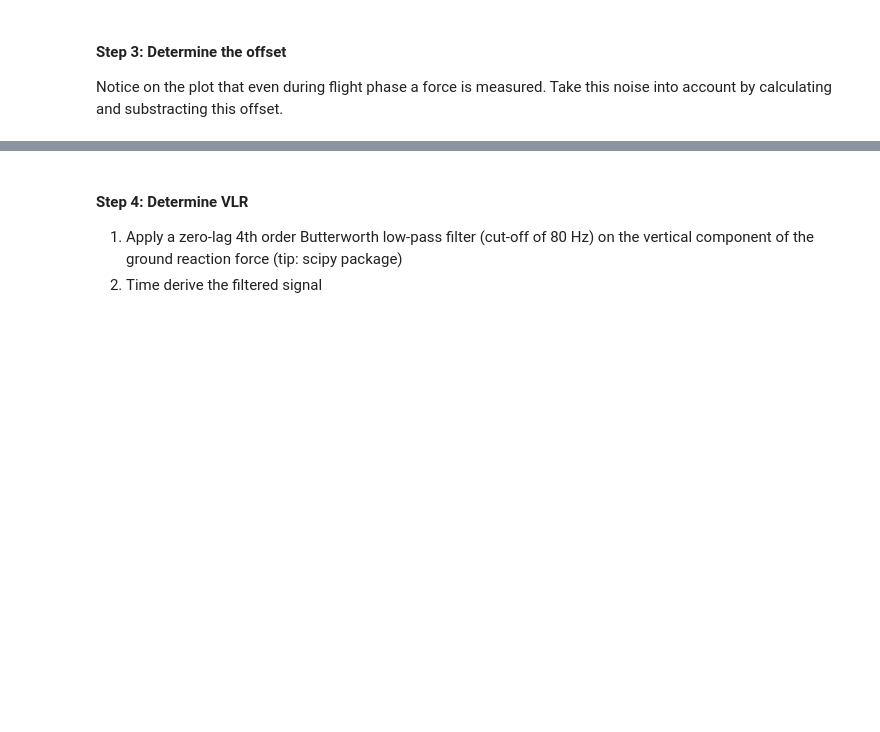
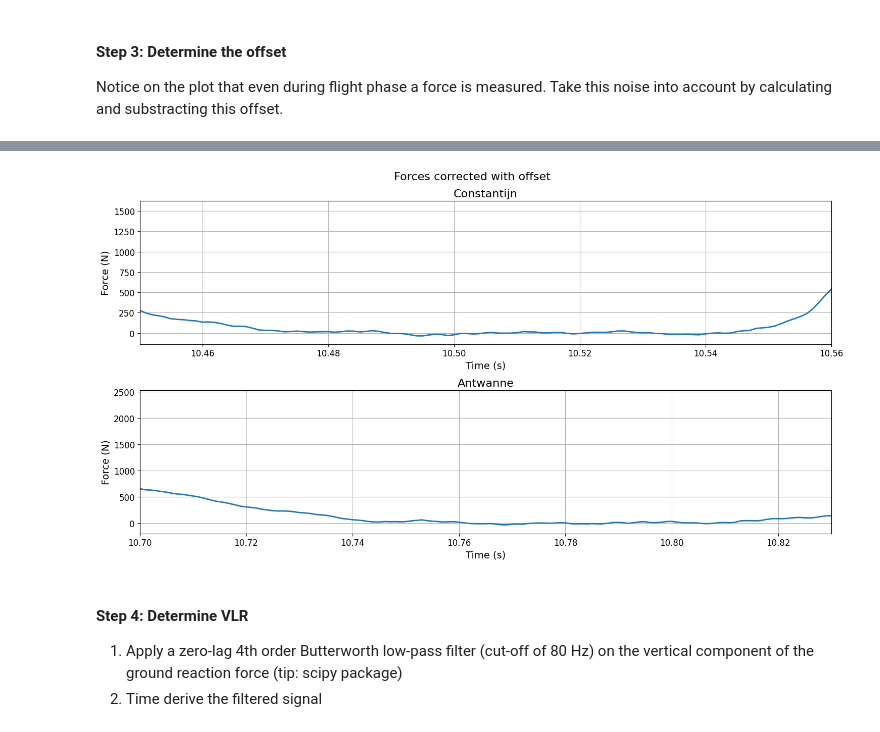
Before and after one commit to mrcocolinho/Biomechanics, a Jupyter notebook: SportBiomechanics_Assignment_JupyterNotebook.ipynb, the cells around one changed output, grey strips where cells are left out. Cells and saved outputs as stored; diff of their text form; code cells hidden in the pictures; blank space fills up the shorter version.

```diff
--- a/SportBiomechanics_Assignment_JupyterNotebook.ipynb
+++ b/SportBiomechanics_Assignment_JupyterNotebook.ipynb
@@ -151,3 +164,7 @@ print(offset)
+# %%
+splot([t]*2, [Fz_C, Fz_A], axis = ['Time (s)','Force (N)'], title = 'Forces corrected with offset', xlim = [(10.45, 10.56), (10.70, 10.83)], stitles = ['Constantijn', 'Antwanne'])
+# %% [output]
+[figure, added]
 # %% [markdown]
 #### Step 4: Determine VLR
 1. Apply a zero-lag 4th order Butterworth low-pass filter (cut-off of 80 Hz) on the vertical component of the ground reaction force (tip: scipy package)
```
Also changed, not shown: parts of 11 cells of this notebook.
